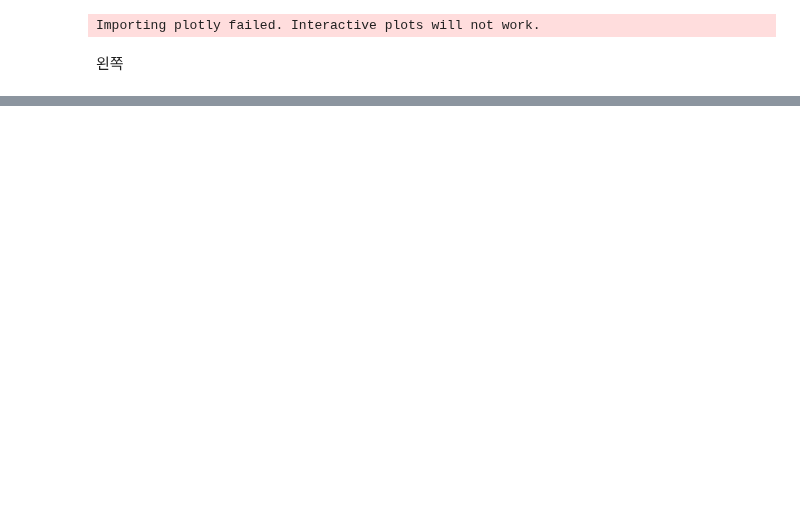
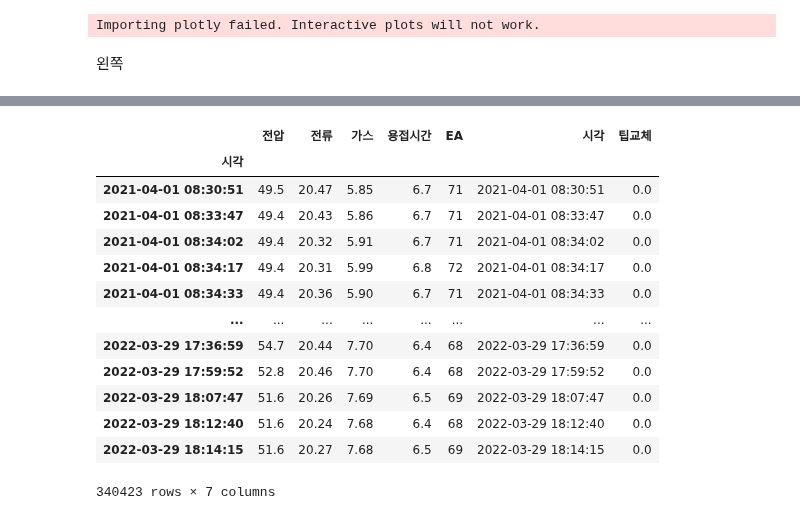
Before and after one commit to AnnJungChan/youngjin_TECH, a Jupyter notebook: MODEL/Machine_learning/prophet.ipynb, the cells around one changed output, grey strips where cells are left out. Drawn from its saved outputs; the diff is of its cells as text; code cells hidden in the pictures; blank space fills up the shorter version.

```diff
--- a/MODEL/Machine_learning/prophet.ipynb
+++ b/MODEL/Machine_learning/prophet.ipynb
@@ -63,0 +167,17 @@ EA.to_csv('EA.csv')
+# %%
+one_left
+# %% [output]
+|  | 전압 | 전류 | 가스 | 용접시간 | EA | 시각 | 팁교체 |
+| 시각 |  |  |  |  |  |  |  |
+| 2021-04-01 08:30:51 | 49.5 | 20.47 | 5.85 | 6.7 | 71 | 2021-04-01 08:30:51 | 0.0 |
+| 2021-04-01 08:33:47 | 49.4 | 20.43 | 5.86 | 6.7 | 71 | 2021-04-01 08:33:47 | 0.0 |
+| 2021-04-01 08:34:02 | 49.4 | 20.32 | 5.91 | 6.7 | 71 | 2021-04-01 08:34:02 | 0.0 |
+| 2021-04-01 08:34:17 | 49.4 | 20.31 | 5.99 | 6.8 | 72 | 2021-04-01 08:34:17 | 0.0 |
+| 2021-04-01 08:34:33 | 49.4 | 20.36 | 5.90 | 6.7 | 71 | 2021-04-01 08:34:33 | 0.0 |
+| ... | ... | ... | ... | ... | ... | ... | ... |
+| 2022-03-29 17:36:59 | 54.7 | 20.44 | 7.70 | 6.4 | 68 | 2022-03-29 17:36:59 | 0.0 |
+| 2022-03-29 17:59:52 | 52.8 | 20.46 | 7.70 | 6.4 | 68 | 2022-03-29 17:59:52 | 0.0 |
+| 2022-03-29 18:07:47 | 51.6 | 20.26 | 7.69 | 6.5 | 69 | 2022-03-29 18:07:47 | 0.0 |
+| 2022-03-29 18:12:40 | 51.6 | 20.24 | 7.68 | 6.4 | 68 | 2022-03-29 18:12:40 | 0.0 |
+| 2022-03-29 18:14:15 | 51.6 | 20.27 | 7.68 | 6.5 | 69 | 2022-03-29 18:14:15 | 0.0 |
+340423 rows × 7 columns
```
Also changed, not shown: parts of 12 cells of this notebook, 6 other files.
